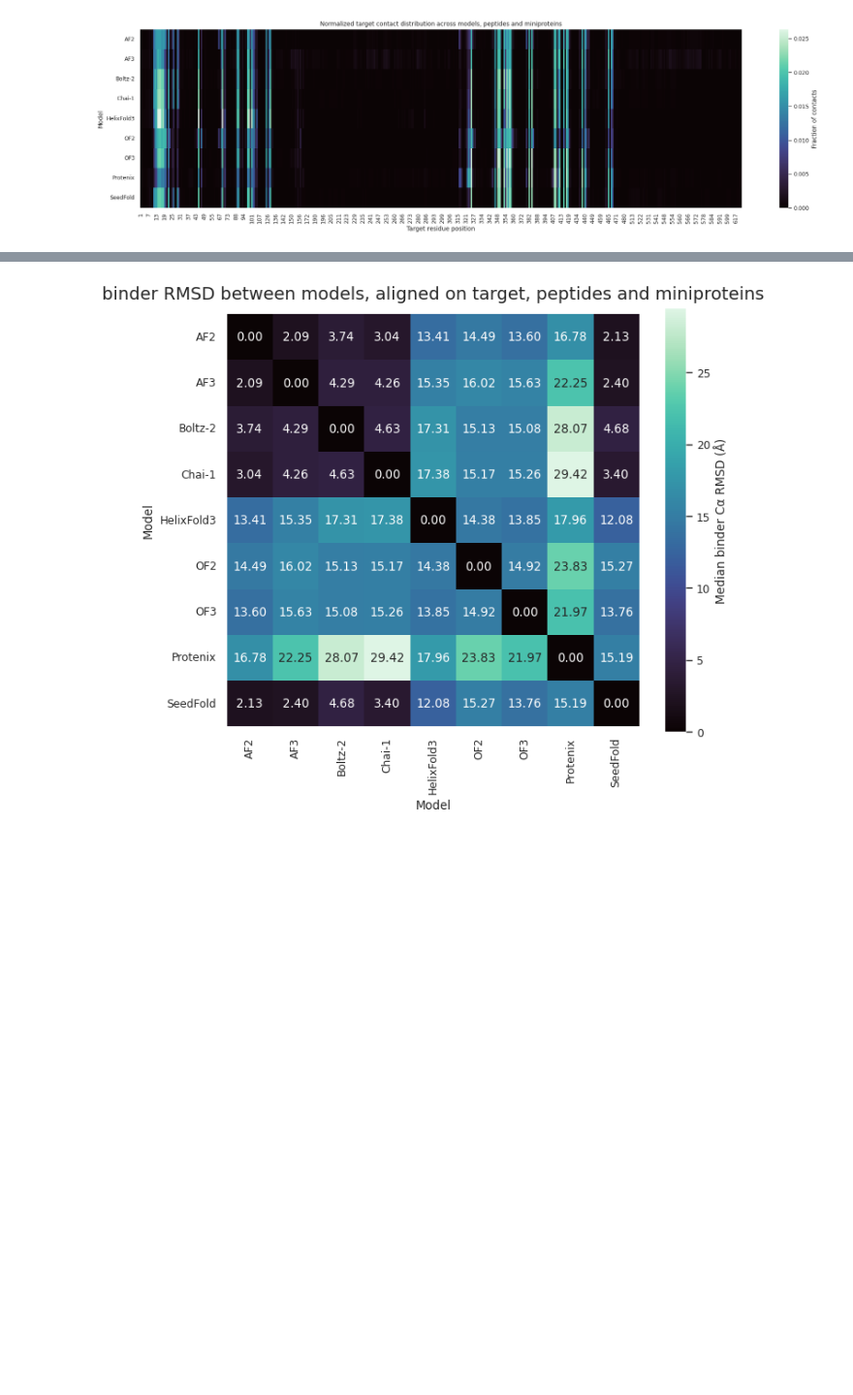
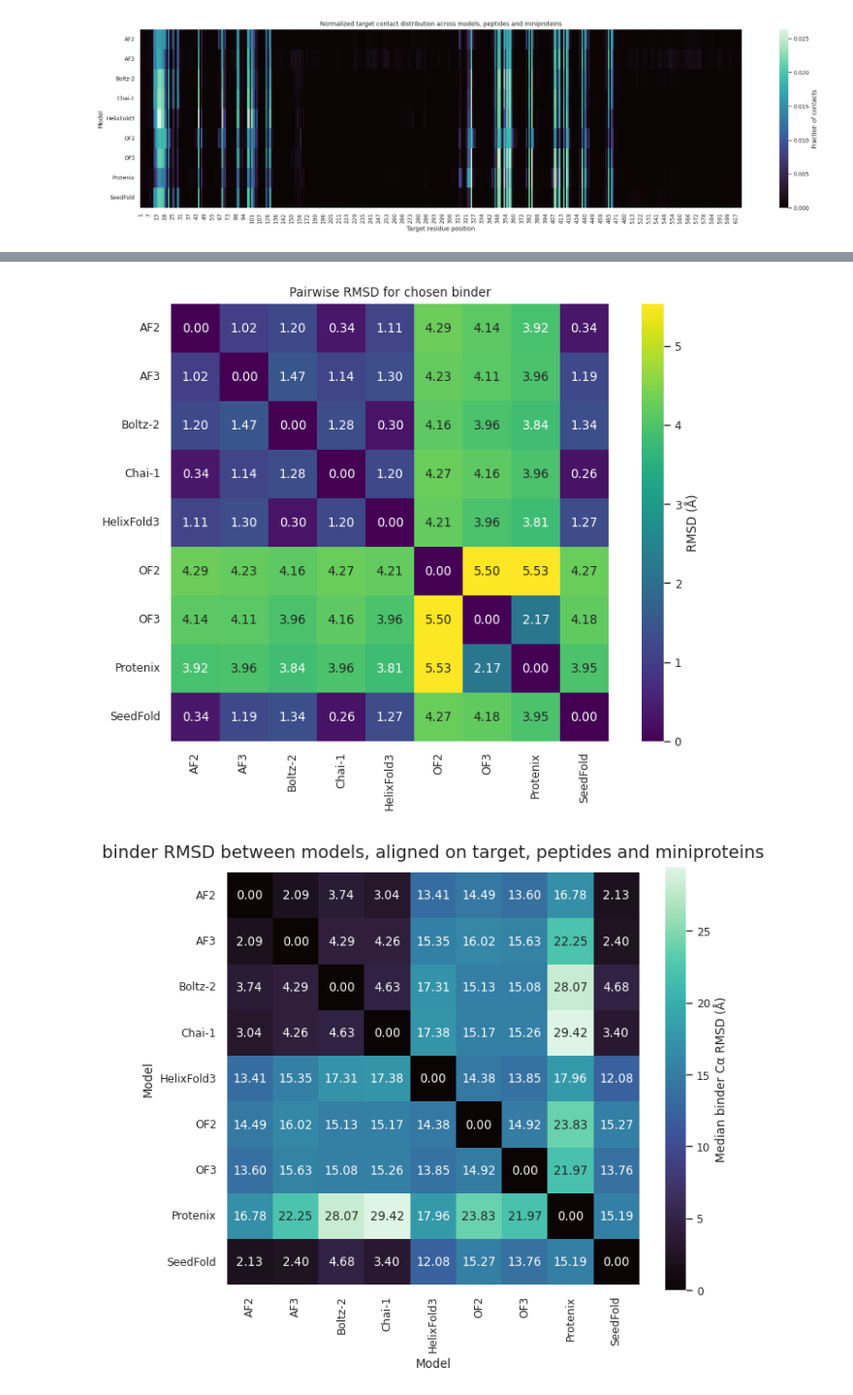
Before and after one commit to DSDD-UCPH/Assessing-AI-Scoring-Accuracy-for-De-Novo-Proteins, a Jupyter notebook: Analysis/Plots/plot_gen.ipynb, the cells around one changed output, grey strips where cells are left out. Shown at 97% size. Saved outputs shown, nothing was run; the diff lists cells and outputs as text; code cells hidden in the pictures; blank space fills up the shorter version.

```diff
--- a/Analysis/Plots/plot_gen.ipynb
+++ b/Analysis/Plots/plot_gen.ipynb
@@ -5,0 +8,4 @@ import seaborn as sns
+# %%
+summary_df = pd.read_parquet("/home/postyr/Assessing-AI-Scoring-Accuracy-for-De-Novo-Proteins/Analysis/Data/contact_interface_data/rank1_contact_summary_5A.parquet")
+
+print(summary_df.head())
@@ -379,0 +362,7 @@ rmsd_median = (
+# %%
+chosen_seq = "TYCLHGTPVYISSLNKWSCVCDKGWYGERCEF"
+rmsd_col = "binder_ca_rmsd_align_binder"
+
+binder_pairwise_df = plot_rmsd[plot_rmsd["binder_sequence"] == chosen_seq].copy()
+
+binder_structures_df = summary_df[summary_df["binder_sequence"] == chosen_seq].copy()
@@ -379,0 +510,35 @@ rmsd_median = (
+# %%
+import matplotlib.pyplot as plt
+import seaborn as sns
+
+binder_heatmap_df = binder_pairwise_df.copy()
+
+rmsd_matrix_2 = (
+    binder_heatmap_df
+    .pivot(index="method_1", columns="method_2", values=rmsd_col)
+)
+
+rmsd_matrix = rmsd_matrix_2.combine_first(rmsd_matrix_2.T)
+
+method_order = sorted(set(binder_structures_df["method"]))
+rmsd_matrix = rmsd_matrix.reindex(index=method_order, columns=method_order)
+
+for m in rmsd_matrix.index:
+    rmsd_matrix.loc[m, m] = 0.0
+
+plt.figure(figsize=(8, 6))
+sns.heatmap(
+    rmsd_matrix,
+    annot=True,
+    fmt=".2f",
+    cmap="viridis",
+    square=True,
+    cbar_kws={"label": "RMSD (Å)"}
+)
+plt.title("Pairwise RMSD for chosen binder")
+plt.xlabel("")
+plt.ylabel("")
+plt.tight_layout()
+plt.show()
+# %% [output]
+[figure, added]
```
Also changed, not shown: parts of 29 cells of this notebook, 10 other files.
